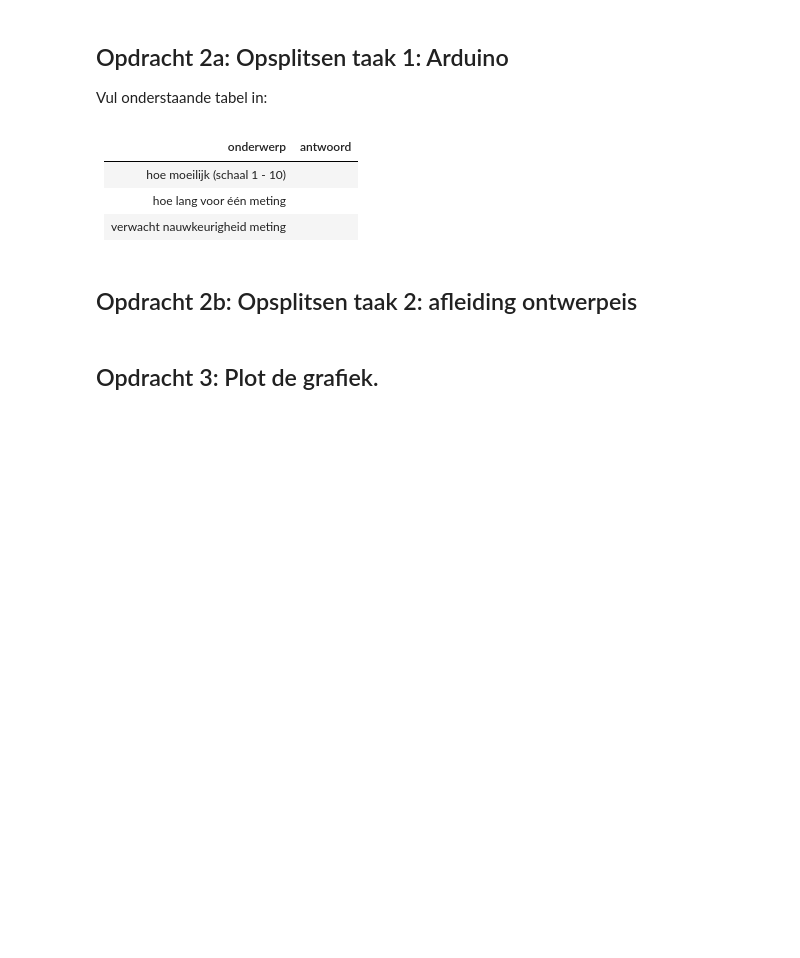
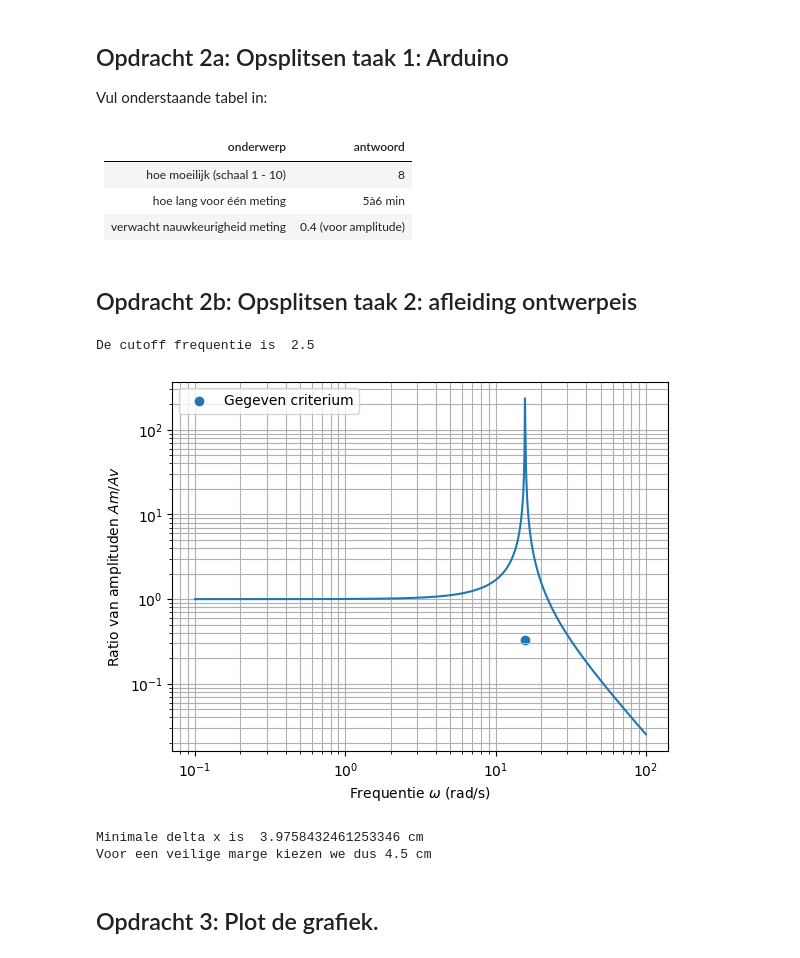
Before and after one commit to Tetras49/opdrachten-DEF-D, a Jupyter notebook: FysiekeOntwerpopdrachten/5MaakEenOpstellingTrillingsvrij/Ontwerpopdracht5MaakEenOpstellingTrillingsvrijInvulTemplate.ipynb, the cells around one changed output. Saved outputs shown, nothing was run; the diff lists cells and outputs as text; code cells hidden in the pictures; blank space fills up the shorter version.

```diff
--- a/FysiekeOntwerpopdrachten/5MaakEenOpstellingTrillingsvrij/Ontwerpopdracht5MaakEenOpstellingTrillingsvrijInvulTemplate.ipynb
+++ b/FysiekeOntwerpopdrachten/5MaakEenOpstellingTrillingsvrij/Ontwerpopdracht5MaakEenOpstellingTrillingsvrijInvulTemplate.ipynb
@@ -42,17 +40,46 @@ Vul onderstaande tabel in:
 # %% [markdown]
 | onderwerp    | antwoord  |
 |---|---|
-| hoe moeilijk (schaal 1 - 10) |  |
-| hoe lang voor één meting |  |
-| verwacht nauwkeurigheid meting |  |
+| hoe moeilijk (schaal 1 - 10) | 8 |
+| hoe lang voor één meting | 5à6 min |
+| verwacht nauwkeurigheid meting | 0.4 (voor amplitude) |
 # %% [markdown]
 ## Opdracht 2b: Opsplitsen taak 2: afleiding ontwerpeis
 # %%
 # Bereken hier je benodigde kantelfrequentie
+# De gewenste amplituderatio eis is 1/3 absoluut gezien, dus we rekenen met -1/3
+gegeven_ratio = -1/3 # gebruik deze om de formule om te schrijven
+f=5 # Gegeven frequentie
+omega=f*2*np.pi
+omega_0 = np.sqrt(omega**2/4)
+f_cutoff = omega_0/(2*np.pi)
+print("De cutoff frequentie is ", f_cutoff)
+# %% [output]
+De cutoff frequentie is  2.5
 # %%
 # Voeg hier je plot in.
+omega=np.logspace(-1,2,1000) # maak waarden voor de x as
+Am_Av_ratio = np.abs(1/(1-(omega/omega_0)**2)) # absoluut omdat anders de log een error geeft
+
+plt.figure()
+plt.loglog(omega,Am_Av_ratio)
+
+plt.scatter(omega_0,1/3, label = "Gegeven criterium") #dit is de eis
+plt.xlabel("Frequentie $\omega$ (rad/s)" )
+plt.ylabel("Ratio van amplituden $Am/Av$" )
+plt.grid(True, which="both")
+plt.legend()
+plt.show()
+# %% [output]
+[figure, added]
 # %%
 # Bereken hier de minimale Delta-x waarbij je aan de eis van de opdracht voldoet.
+delta_x=9.81/omega_0**2
+print("Minimale delta x is ", delta_x*100, "cm")
+print("Voor een veilige marge kiezen we dus 4.5 cm")
+# %% [output]
+Minimale delta x is  3.9758432461253346 cm
+Voor een veilige marge kiezen we dus 4.5 cm
 # %% [markdown]
 ## Opdracht 3: Plot de grafiek.
 # %%
```
Also changed, not shown: parts of 16 cells of this notebook.
